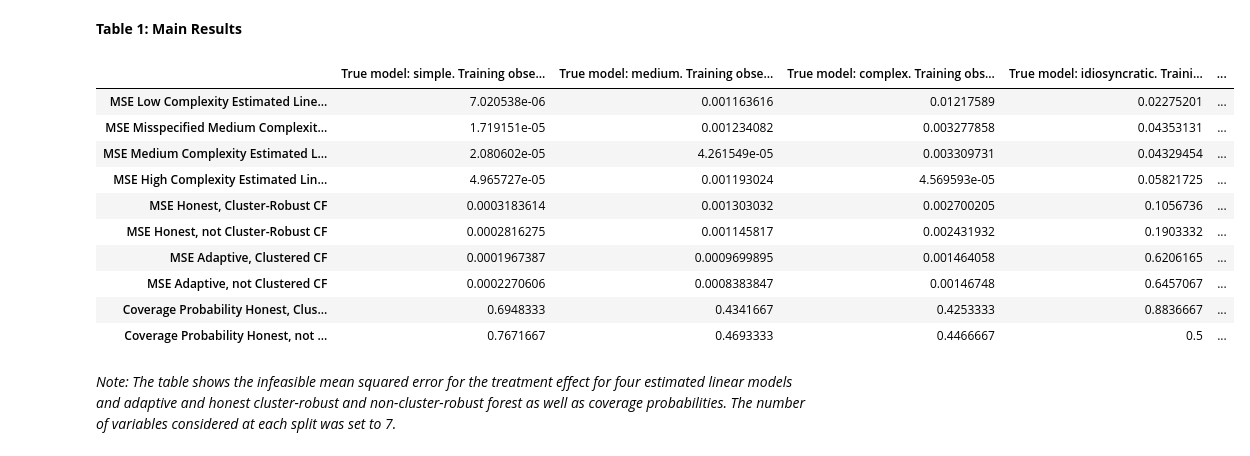
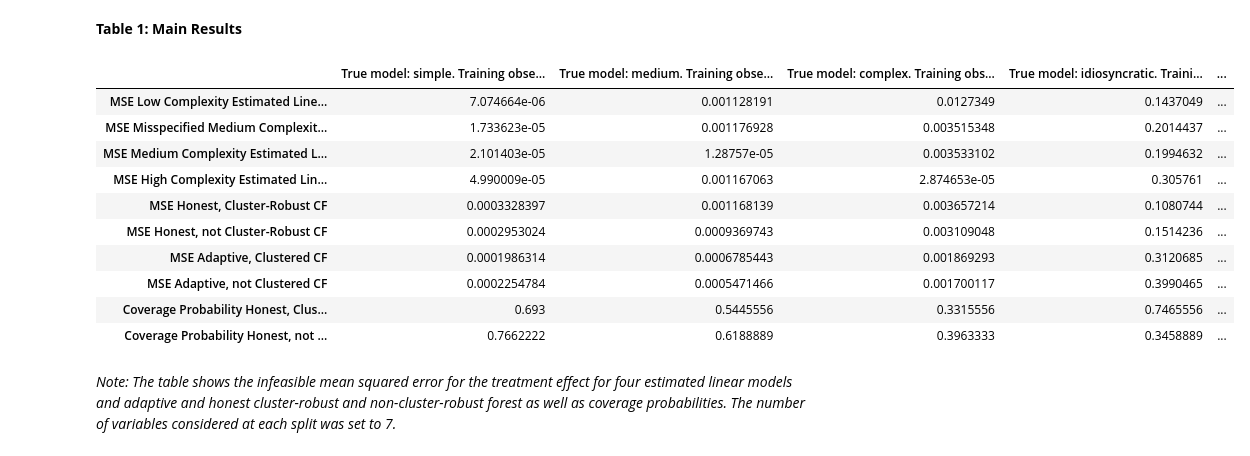
Before and after one commit to gerwinkiessling/CompStat, a Jupyter notebook: Project_Corruption.ipynb, the cells around one changed output. Cells and saved outputs as stored; diff of their text form; code cells hidden in the pictures.

```diff
--- a/Project_Corruption.ipynb
+++ b/Project_Corruption.ipynb
@@ -333,21 +333,21 @@ In this paragraph, we shall focus on the idiosyncratic model. In the large sampl
 # %% [markdown]
 **Table 1: Main Results**
 # %%
-table_function(observations=c(600, 6000), n_test=6000,
+table_function(observations=c(600, 9000), n_test=9000,
                models=c('simple', 'medium', 'complex', 'idiosyncratic'),
                n.trees=2000, N_clusters=150)
 # %% [output]
 |  | True model: simple. Training obse... | True model: medium. Training obse... | True model: complex. Training obs... | True model: idiosyncratic. Traini... | ... |
-| MSE Low Complexity Estimated Line... | 7.020538e-06 | 0.001163616 | 0.01217589 | 0.02275201 | ... |
-| MSE Misspecified Medium Complexit... | 1.719151e-05 | 0.001234082 | 0.003277858 | 0.04353131 | ... |
-| MSE Medium Complexity Estimated L... | 2.080602e-05 | 4.261549e-05 | 0.003309731 | 0.04329454 | ... |
-| MSE High Complexity Estimated Lin... | 4.965727e-05 | 0.001193024 | 4.569593e-05 | 0.05821725 | ... |
-| MSE Honest, Cluster-Robust CF | 0.0003183614 | 0.001303032 | 0.002700205 | 0.1056736 | ... |
-| MSE Honest, not Cluster-Robust CF | 0.0002816275 | 0.001145817 | 0.002431932 | 0.1903332 | ... |
-| MSE Adaptive, Clustered CF | 0.0001967387 | 0.0009699895 | 0.001464058 | 0.6206165 | ... |
-| MSE Adaptive, not Clustered CF | 0.0002270606 | 0.0008383847 | 0.00146748 | 0.6457067 | ... |
-| Coverage Probability Honest, Clus... | 0.6948333 | 0.4341667 | 0.4253333 | 0.8836667 | ... |
-| Coverage Probability Honest, not ... | 0.7671667 | 0.4693333 | 0.4466667 | 0.5 | ... |
+| MSE Low Complexity Estimated Line... | 7.074664e-06 | 0.001128191 | 0.0127349 | 0.1437049 | ... |
+| MSE Misspecified Medium Complexit... | 1.733623e-05 | 0.001176928 | 0.003515348 | 0.2014437 | ... |
+| MSE Medium Complexity Estimated L... | 2.101403e-05 | 1.28757e-05 | 0.003533102 | 0.1994632 | ... |
+| MSE High Complexity Estimated Lin... | 4.990009e-05 | 0.001167063 | 2.874653e-05 | 0.305761 | ... |
+| MSE Honest, Cluster-Robust CF | 0.0003328397 | 0.001168139 | 0.003657214 | 0.1080744 | ... |
+| MSE Honest, not Cluster-Robust CF | 0.0002953024 | 0.0009369743 | 0.003109048 | 0.1514236 | ... |
+| MSE Adaptive, Clustered CF | 0.0001986314 | 0.0006785443 | 0.001869293 | 0.3120685 | ... |
+| MSE Adaptive, not Clustered CF | 0.0002254784 | 0.0005471466 | 0.001700117 | 0.3990465 | ... |
+| Coverage Probability Honest, Clus... | 0.693 | 0.5445556 | 0.3315556 | 0.7465556 | ... |
+| Coverage Probability Honest, not ... | 0.7662222 | 0.6188889 | 0.3963333 | 0.3458889 | ... |
 # %% [markdown]
 _Note: The table shows the infeasible mean squared error for the treatment effect for four estimated linear models and adaptive and honest cluster-robust and non-cluster-robust forest as well as coverage probabilities. The number of variables considered at each split was set to 7._
 # %% [markdown]
```
Also changed, not shown: parts of 15 cells of this notebook.
